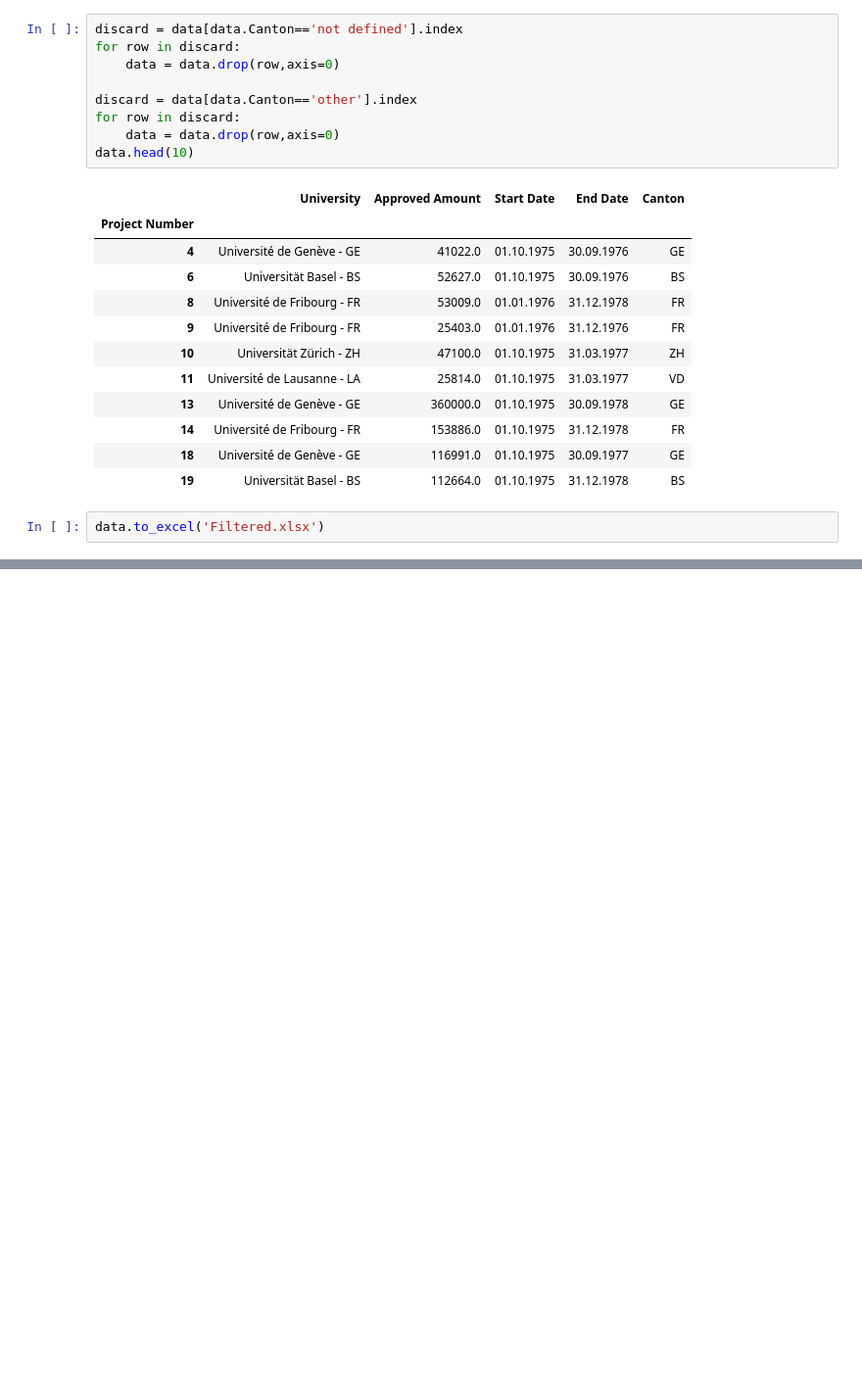
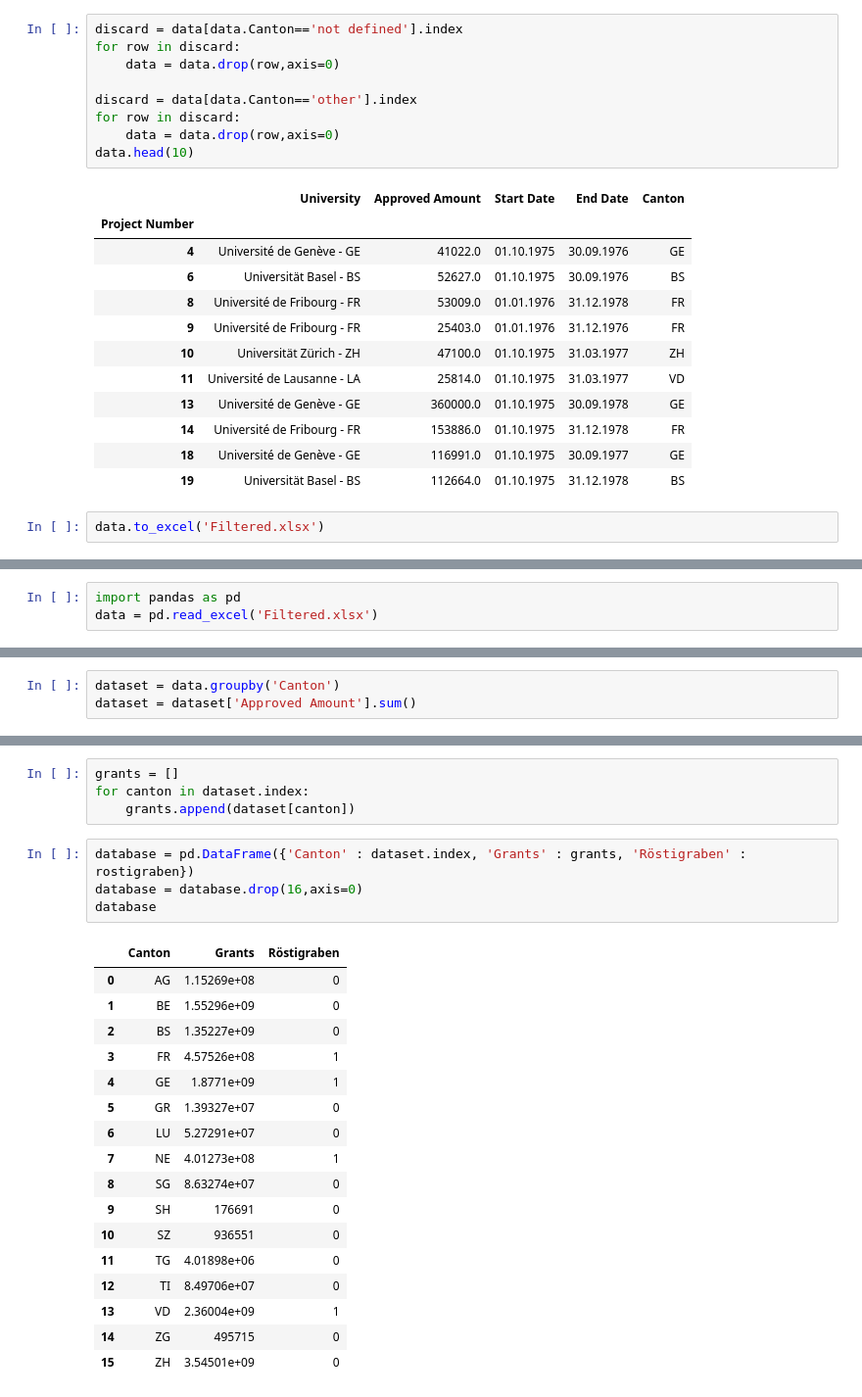
Before and after one commit to Bondzio/ADA_hw2016, a Jupyter notebook: 03 - Interactive Viz/InteractiveVisualization.ipynb, the cells around one changed output, grey strips where cells are left out. Shown at 98% size. Drawn from its saved outputs; the diff is of its cells as text; blank space fills up the shorter version.

```diff
--- a/03 - Interactive Viz/InteractiveVisualization.ipynb
+++ b/03 - Interactive Viz/InteractiveVisualization.ipynb
@@ -373,0 +394,3 @@ We proceed now with the construction of the choropleth map with **Folium**. At f
+# %%
+import pandas as pd
+data = pd.read_excel('Filtered.xlsx')
@@ -373,0 +399,3 @@ We proceed now with the construction of the choropleth map with **Folium**. At f
+# %%
+dataset = data.groupby('Canton')
+dataset = dataset['Approved Amount'].sum()
@@ -373,0 +412,26 @@ We proceed now with the construction of the choropleth map with **Folium**. At f
+# %%
+grants = []
+for canton in dataset.index:
+    grants.append(dataset[canton])
+# %%
+database = pd.DataFrame({'Canton' : dataset.index, 'Grants' : grants, 'Röstigraben' : rostigraben})
+database = database.drop(16,axis=0)
+database
+# %% [output]
+|  | Canton | Grants | Röstigraben |
+| 0 | AG | 1.15269e+08 | 0 |
+| 1 | BE | 1.55296e+09 | 0 |
+| 2 | BS | 1.35227e+09 | 0 |
+| 3 | FR | 4.57526e+08 | 1 |
+| 4 | GE | 1.8771e+09 | 1 |
+| 5 | GR | 1.39327e+07 | 0 |
+| 6 | LU | 5.27291e+07 | 0 |
+| 7 | NE | 4.01273e+08 | 1 |
+| 8 | SG | 8.63274e+07 | 0 |
+| 9 | SH | 176691 | 0 |
+| 10 | SZ | 936551 | 0 |
+| 11 | TG | 4.01898e+06 | 0 |
+| 12 | TI | 8.49706e+07 | 0 |
+| 13 | VD | 2.36004e+09 | 1 |
+| 14 | ZG | 495715 | 0 |
+| 15 | ZH | 3.54501e+09 | 0 |
```
Also changed, not shown: parts of 13 cells of this notebook.
